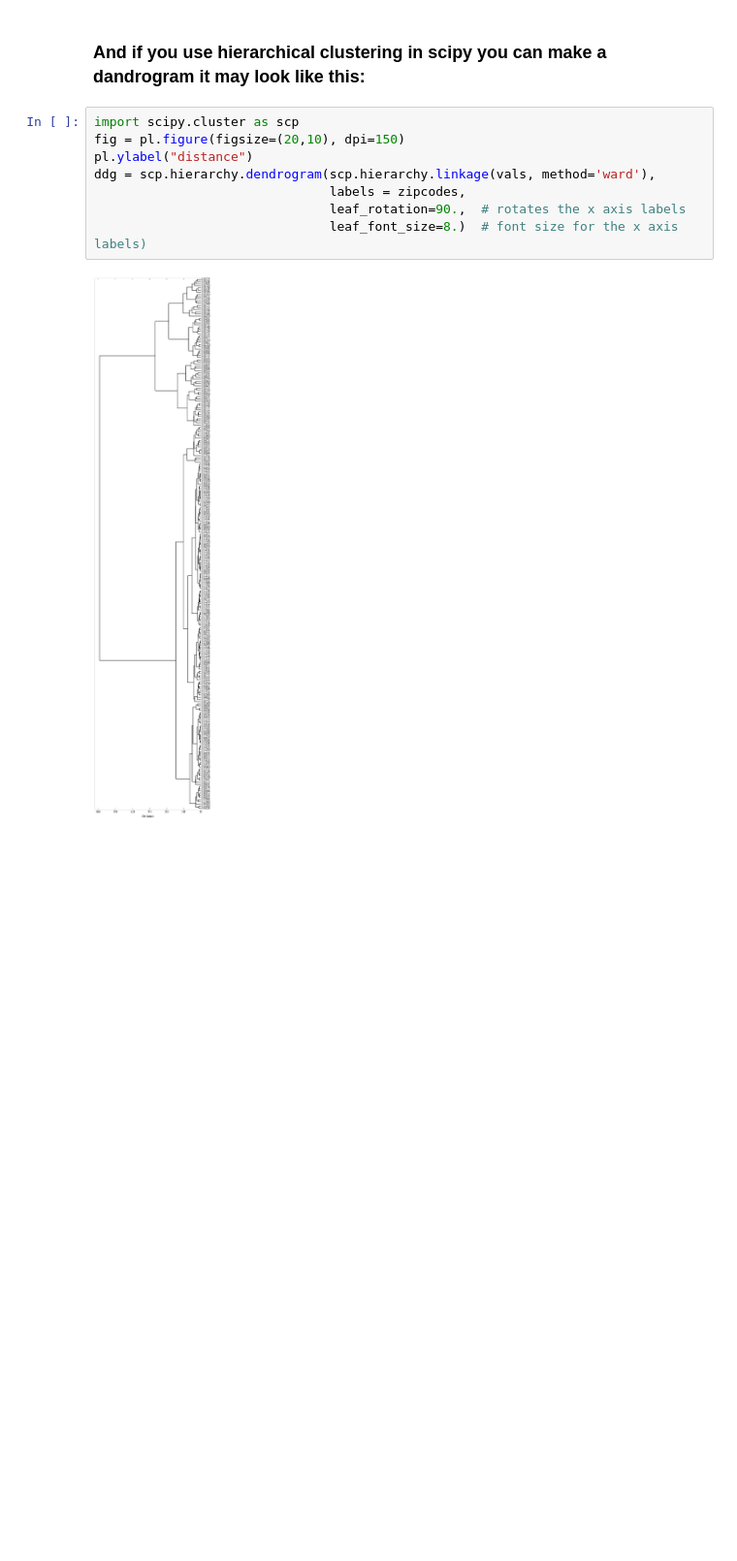
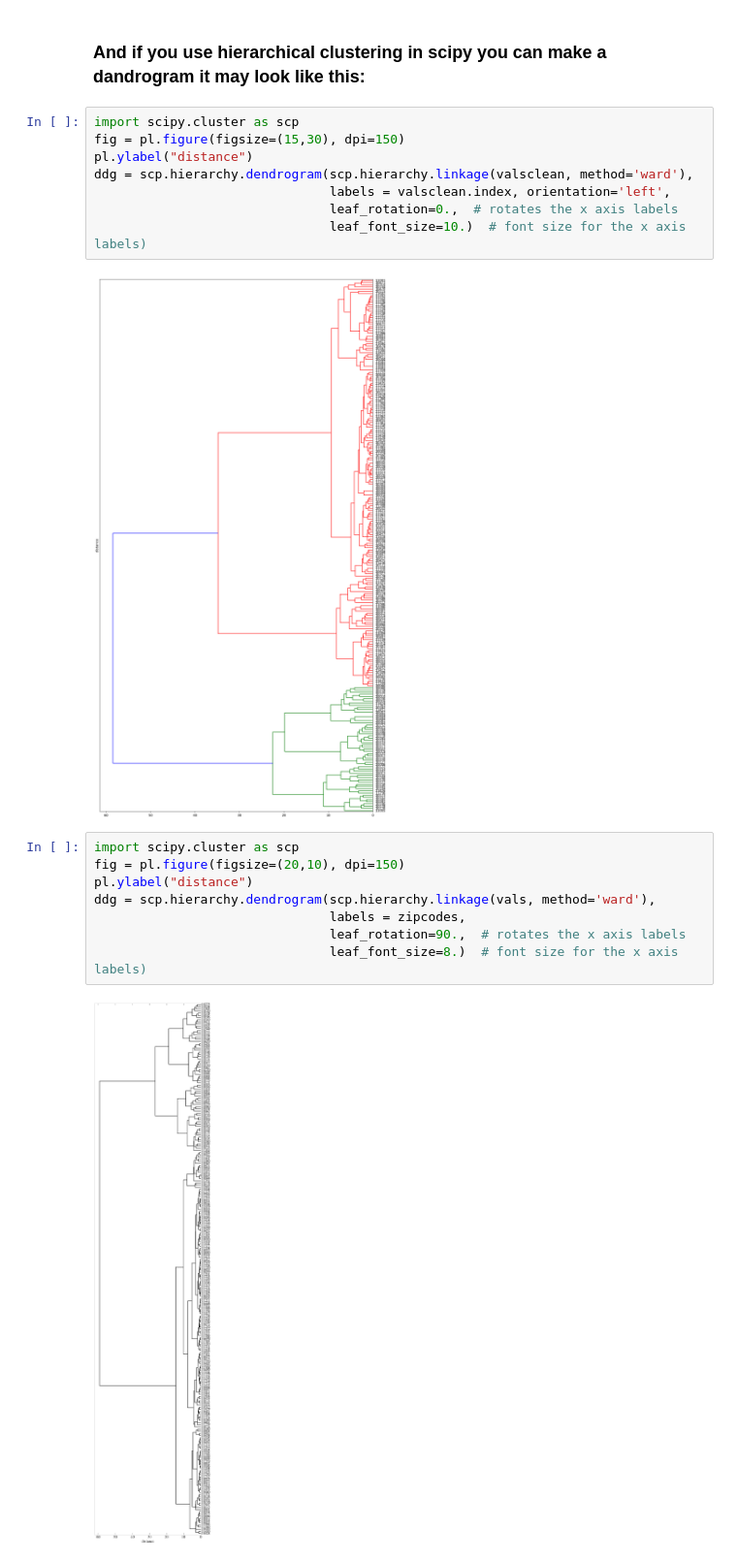
Before and after one commit to patafiot/PUI2018_tp1600, a Jupyter notebook: HW12_tp1600/HW11_Assignment1_instructions.ipynb, the cells around one changed output. Shown at 97% size. Saved outputs shown, nothing was run; the diff lists cells and outputs as text; blank space fills up the shorter version.

```diff
--- a/HW12_tp1600/HW11_Assignment1_instructions.ipynb
+++ b/HW12_tp1600/HW11_Assignment1_instructions.ipynb
@@ -565,5 +535,15 @@ centroidsag = np.zeros((nc, vals.shape[1]))
 # %% [markdown]
 ### And if you use hierarchical clustering in scipy you can make a dandrogram it may look like this:
+# %%
+import scipy.cluster as scp
+fig = pl.figure(figsize=(15,30), dpi=150)
+pl.ylabel("distance")
+ddg = scp.hierarchy.dendrogram(scp.hierarchy.linkage(valsclean, method='ward'),
+                               labels = valsclean.index, orientation='left',
+                               leaf_rotation=0.,  # rotates the x axis labels
+                               leaf_font_size=10.)  # font size for the x axis labels)
+# %% [output]
+[figure, added]
 # %%
 import scipy.cluster as scp
 fig = pl.figure(figsize=(20,10), dpi=150)
```
Also changed, not shown: parts of 31 cells of this notebook.
